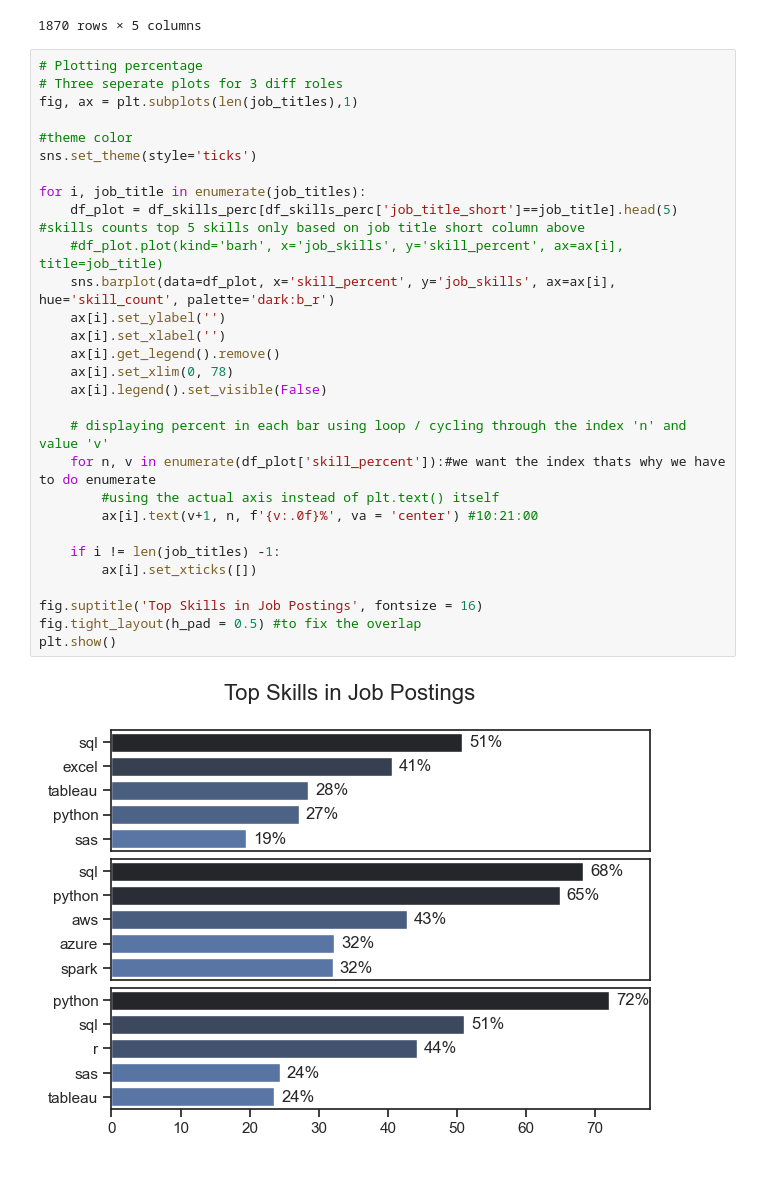
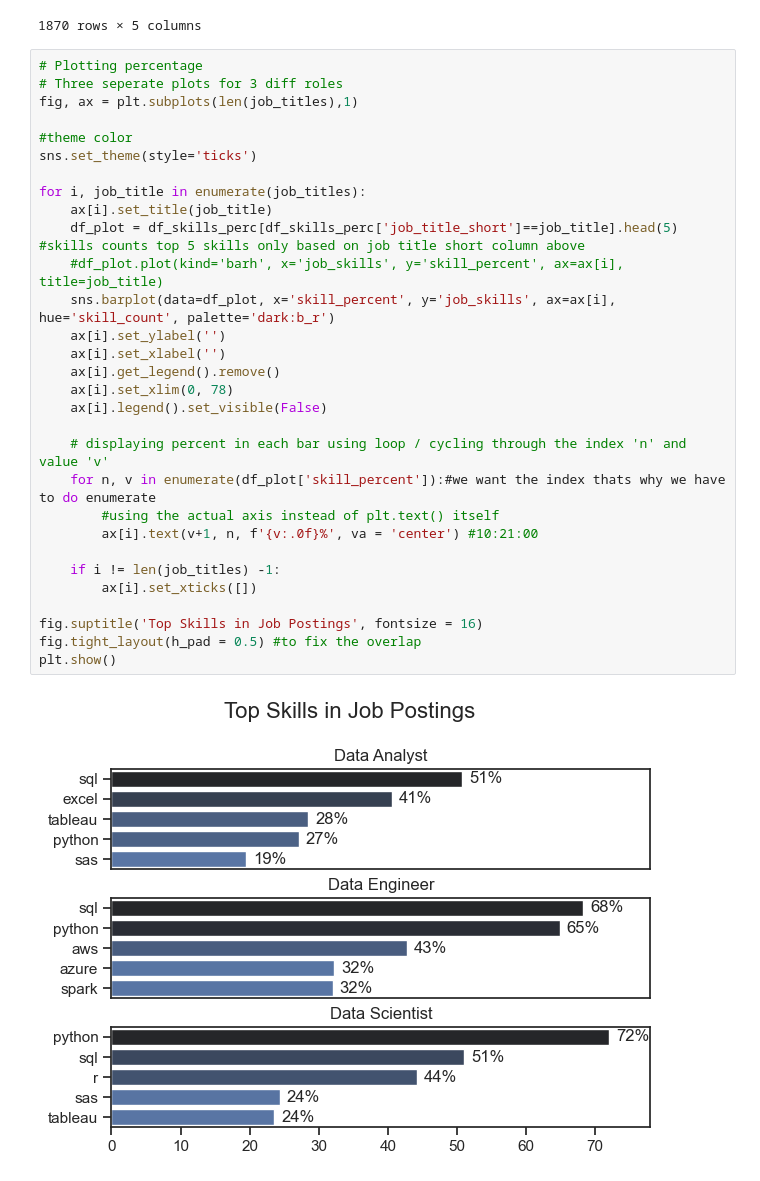
Before and after one commit to ScientistPradip/Python_Project, a Jupyter notebook: 3_Project/2_Skill_demand.ipynb, the cells around one changed output. Saved outputs shown, nothing was run; the diff lists cells and outputs as text.

```diff
--- a/3_Project/2_Skill_demand.ipynb
+++ b/3_Project/2_Skill_demand.ipynb
@@ -93,31 +95,32 @@ df_skills_perc
 # %%
 # Plotting percentage
 # Three seperate plots for 3 diff roles
 fig, ax = plt.subplots(len(job_titles),1)
 
 #theme color
 sns.set_theme(style='ticks')
 
 for i, job_title in enumerate(job_titles):
+    ax[i].set_title(job_title)
     df_plot = df_skills_perc[df_skills_perc['job_title_short']==job_title].head(5) #skills counts top 5 skills only based on job title short column above
     #df_plot.plot(kind='barh', x='job_skills', y='skill_percent', ax=ax[i], title=job_title)
     sns.barplot(data=df_plot, x='skill_percent', y='job_skills', ax=ax[i], hue='skill_count', palette='dark:b_r')
     ax[i].set_ylabel('')
     ax[i].set_xlabel('')
     ax[i].get_legend().remove()
     ax[i].set_xlim(0, 78)
     ax[i].legend().set_visible(False)
 
     # displaying percent in each bar using loop / cycling through the index 'n' and value 'v'
     for n, v in enumerate(df_plot['skill_percent']):#we want the index thats why we have to do enumerate
         #using the actual axis instead of plt.text() itself
         ax[i].text(v+1, n, f'{v:.0f}%', va = 'center') #10:21:00
 
     if i != len(job_titles) -1:
         ax[i].set_xticks([])
 
 fig.suptitle('Top Skills in Job Postings', fontsize = 16)
 fig.tight_layout(h_pad = 0.5) #to fix the overlap
 plt.show()
 # %% [output]
-[figure, old version]
+[figure, new version]
```
Also changed, not shown: parts of 1 cell of this notebook, 2 other files.
